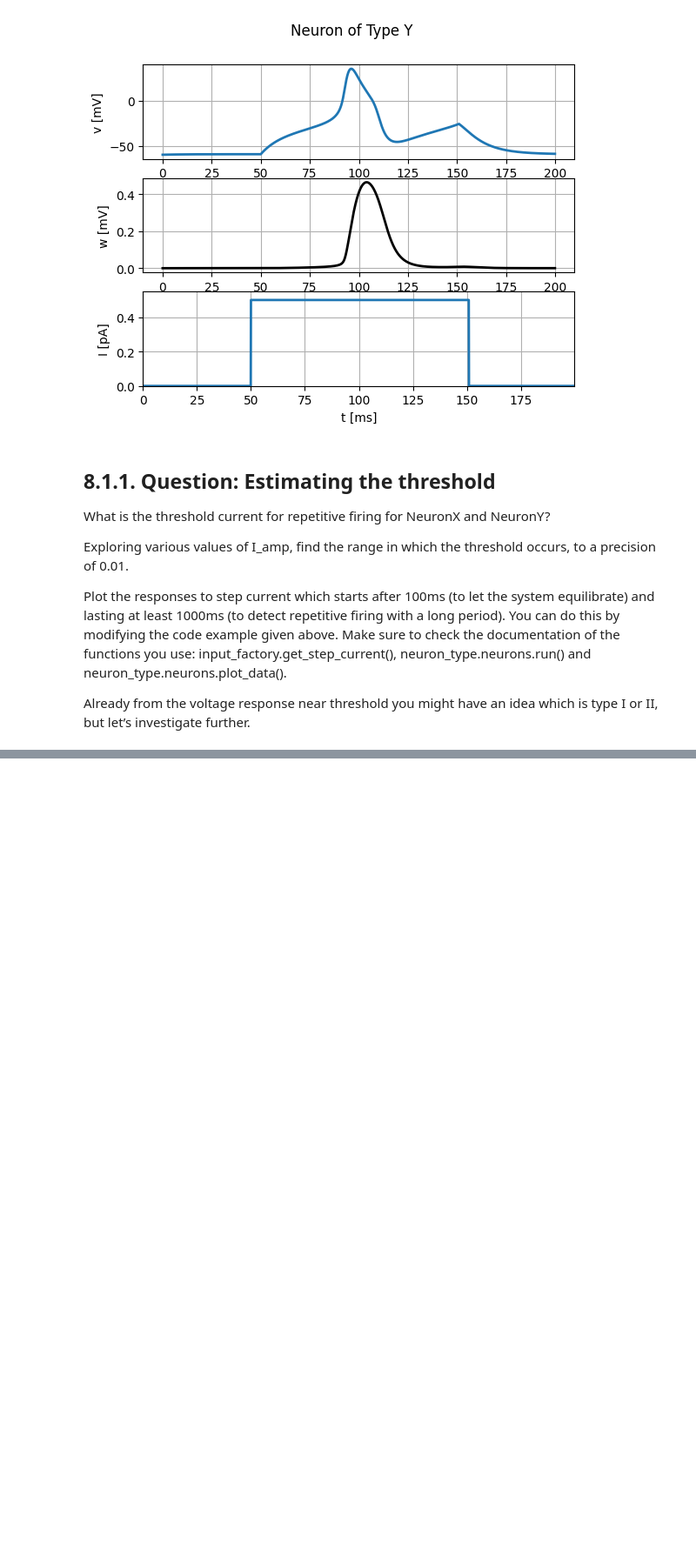
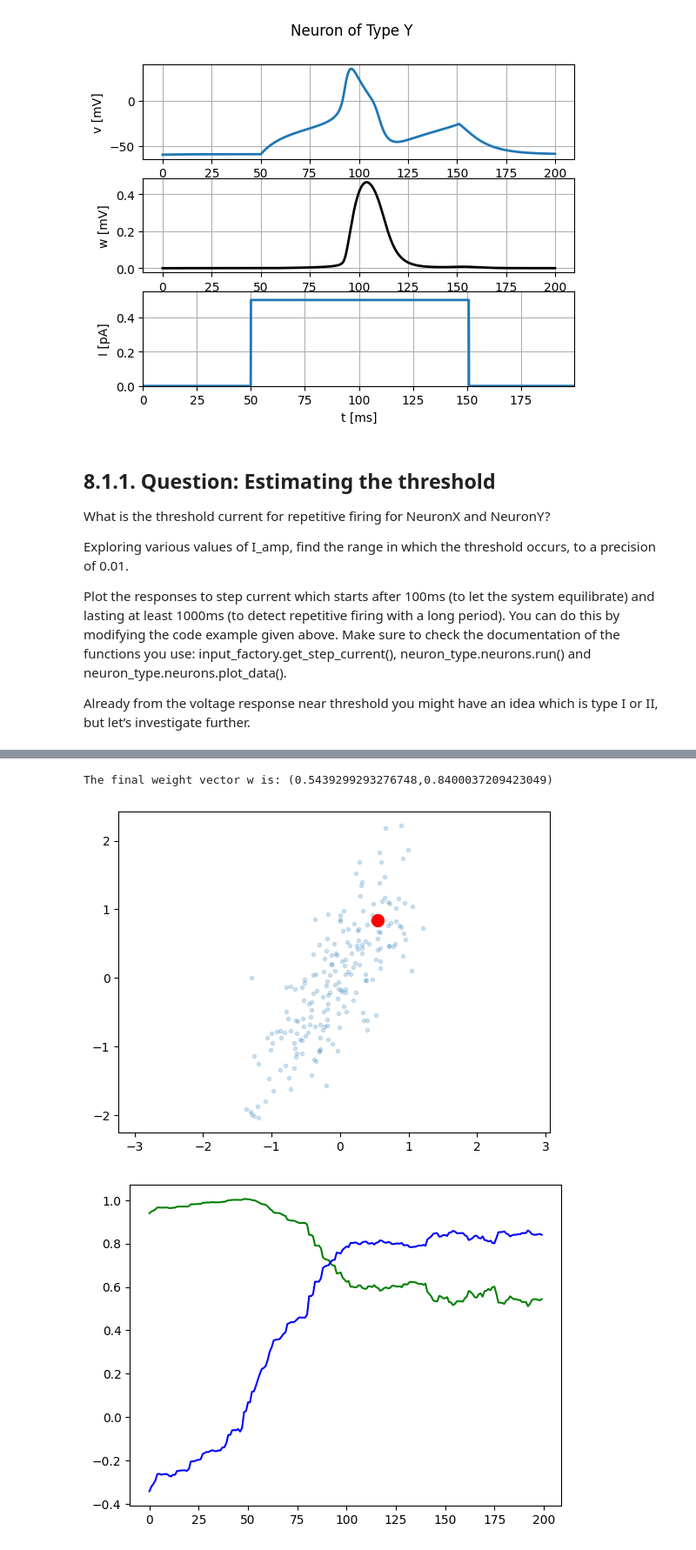
Before and after one commit to LilyHeAsamiko/Neuroscience, a Jupyter notebook: Neuronal Dynamics Exercise0.ipynb, the cells around one changed output, grey strips where cells are left out. Shown at 87% size. Cells and saved outputs as stored; diff of their text form; code cells hidden in the pictures; blank space fills up the shorter version.

```diff
--- a/Neuronal Dynamics Exercise0.ipynb
+++ b/Neuronal Dynamics Exercise0.ipynb
@@ -172,0 +169,18 @@ a_neuron_of_type_Y is : Type I
+# %%
+
+import neurodynex3.ojas_rule.oja as oja
+import matplotlib.pyplot as plt
+
+cloud = oja.make_cloud(n=200, ratio=.3, angle=60)
+wcourse = oja.learn(cloud, initial_angle=-20, eta=0.04)
+plt.scatter(cloud[:, 0], cloud[:, 1], marker=".", alpha=.2)
+plt.plot(wcourse[-1, 0], wcourse[-1, 1], "or", markersize=10)
+plt.axis('equal')
+plt.figure()
+plt.plot(wcourse[:, 0], "g")
+plt.plot(wcourse[:, 1], "b")
+print("The final weight vector w is: ({},{})".format(wcourse[-1,0],wcourse[-1,1]))
+# %% [output]
+The final weight vector w is: (0.5439299293276748,0.8400037209423049)
+[figure, added]
+[figure, added]
```
Also changed, not shown: parts of 8 cells of this notebook, 6 other files.
